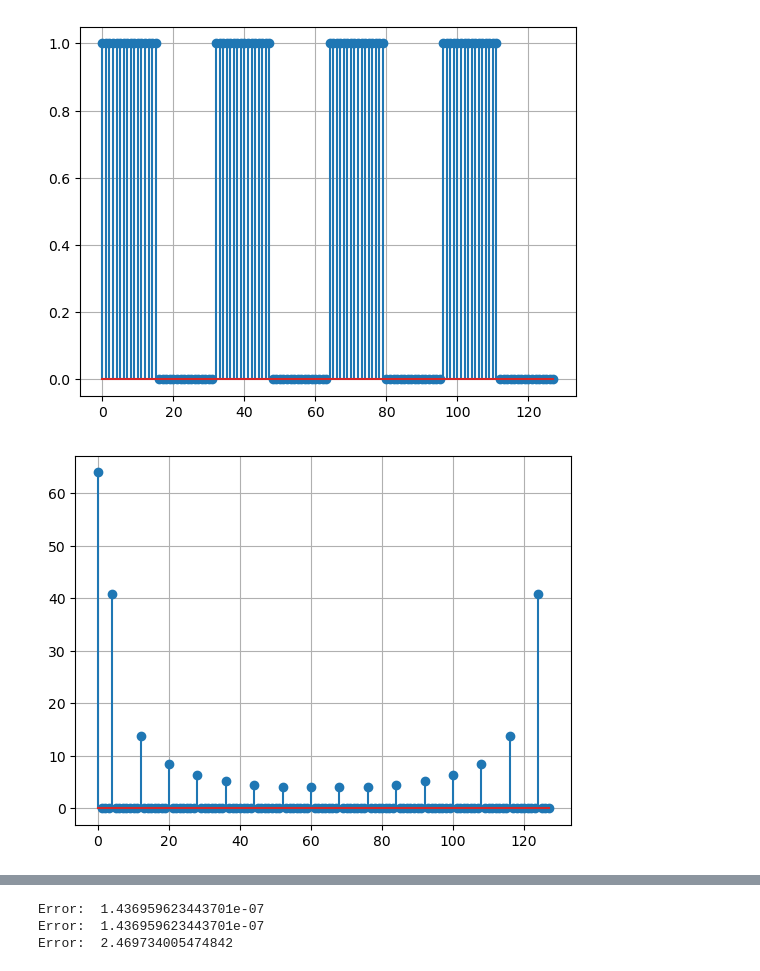
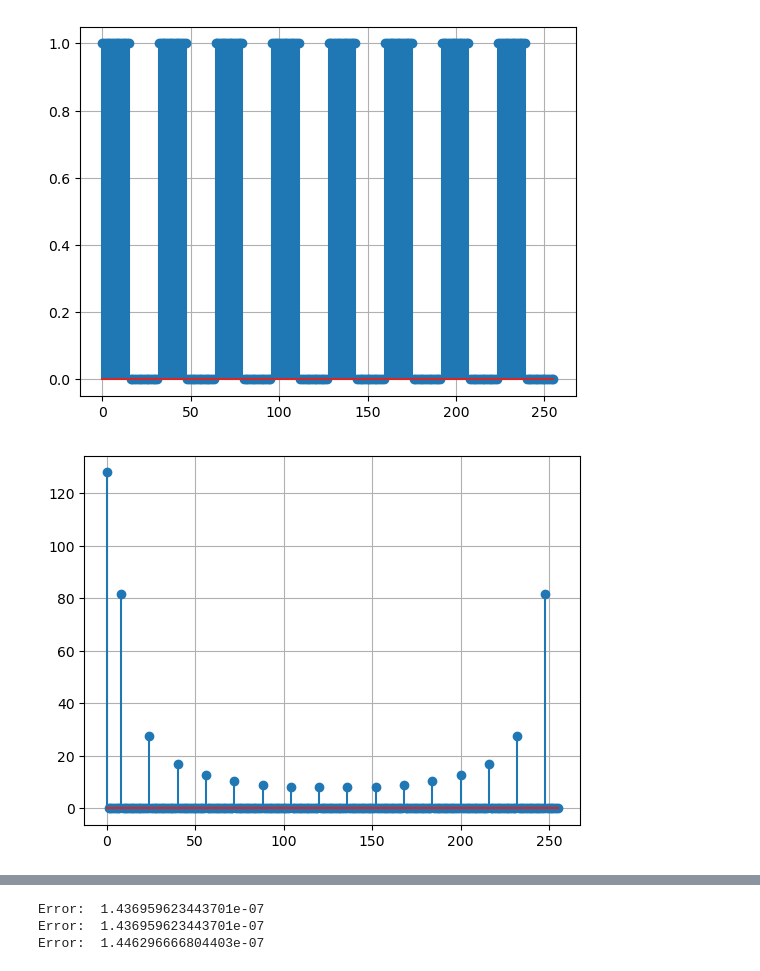
Before and after one commit to hellopuza/ParallelProgramming, a Jupyter notebook: OpenMP/fft/graphs.ipynb, the cells around one changed output, grey strips where cells are left out. Saved outputs shown, nothing was run; the diff lists cells and outputs as text; code cells hidden in the pictures.

```diff
--- a/OpenMP/fft/graphs.ipynb
+++ b/OpenMP/fft/graphs.ipynb
@@ -47,15 +47,15 @@ def measure_time(func, size, nproc=6):
     lib.omp_set_num_threads(nproc)
     return lib.measure_time(func, size)
 # %%
-x = np.arange(512)
+x = np.arange(256)
 x = array(((x % 32) < 16))
 plot(x)
 plot(np_fft(x))
 plot(my_fft(x))
 plot(my_fft_parallel_opt(x))
 print_error(np_fft(x), my_fft(x))
 print_error(np_fft(x), my_fft_parallel(x))
 print_error(np_fft(x), my_fft_parallel_opt(x))
 # %% [output]
-[figure, old version]
+[figure, new version]
-[figure, old version]
+[figure, new version]
@@ -64,6 +64,6 @@ print_error(np_fft(x), my_fft_parallel_opt(x))
 Error:  1.436959623443701e-07
 Error:  1.436959623443701e-07
-Error:  2.469734005474842
+Error:  1.446296666804403e-07
 # %%
 print(lib.measure_time(lib.fft, 2 ** 22))
 print(lib.measure_time(lib.fft_parallel, 2 ** 22))
```
Also changed, not shown: parts of 2 cells of this notebook, 4 other files.
